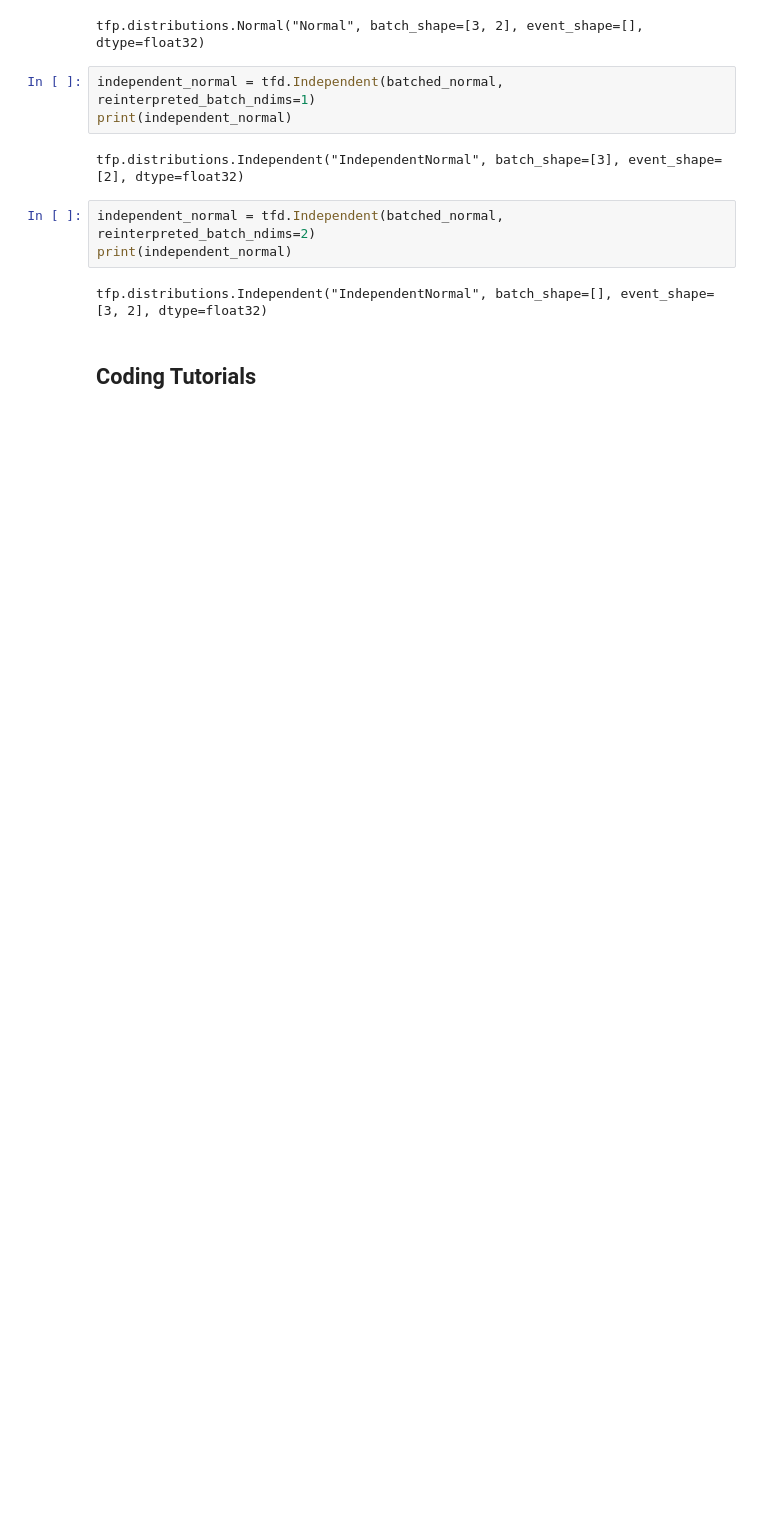
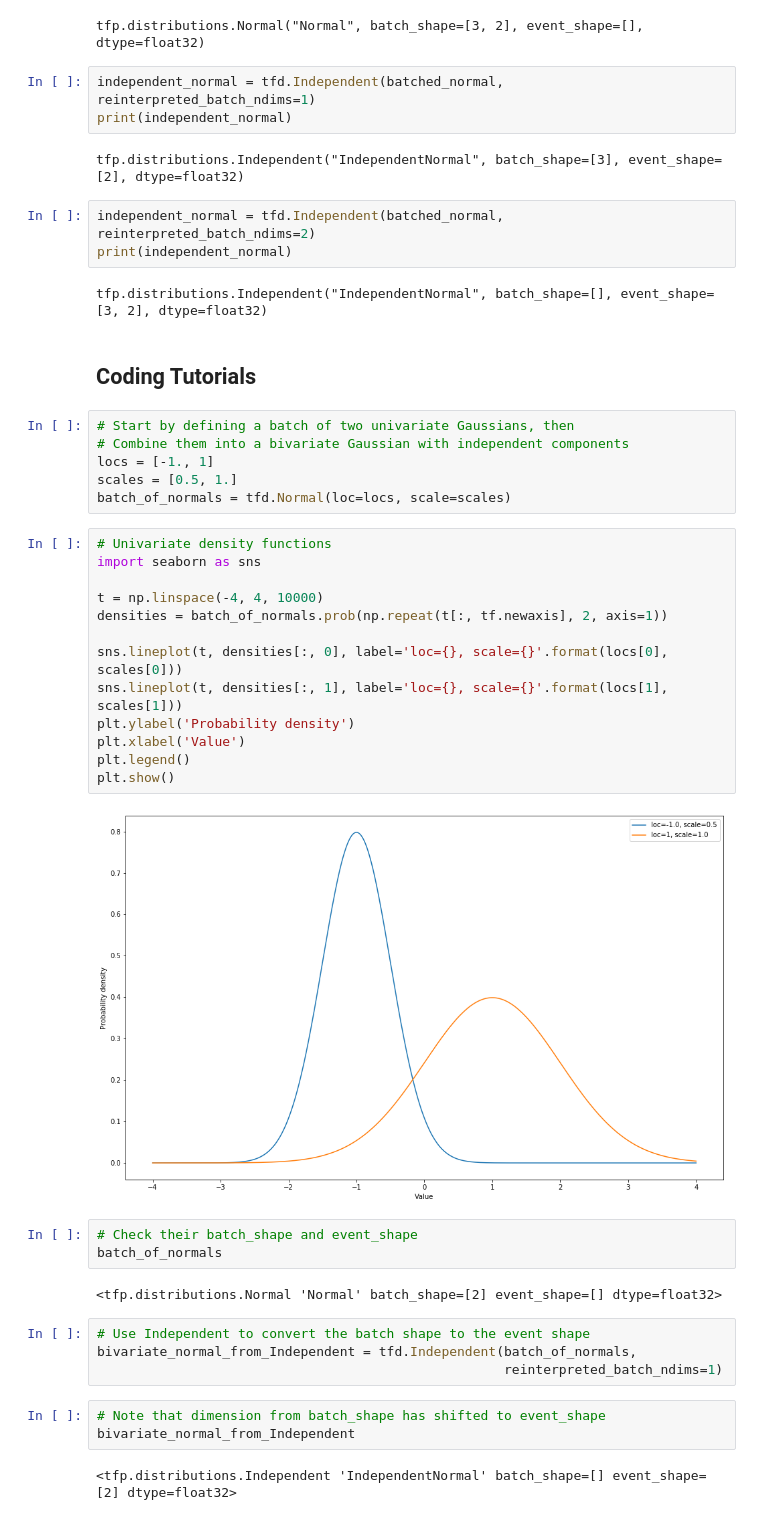
Before and after one commit to anilkunwar/coursera, a Jupyter notebook: ICL_Probabilistic_Deep_Learning_with_tf2/week1/the-independent-distribution.ipynb, the cells around one changed output. Cells and saved outputs as stored; diff of their text form; blank space fills up the shorter version.

```diff
--- a/ICL_Probabilistic_Deep_Learning_with_tf2/week1/the-independent-distribution.ipynb
+++ b/ICL_Probabilistic_Deep_Learning_with_tf2/week1/the-independent-distribution.ipynb
@@ -76,3 +76,38 @@ print(independent_normal)
 tfp.distributions.Independent("IndependentNormal", batch_shape=[], event_shape=[3, 2], dtype=float32)
 # %% [markdown]
 ## Coding Tutorials
+# %%
+# Start by defining a batch of two univariate Gaussians, then
+# Combine them into a bivariate Gaussian with independent components
+locs = [-1., 1]
+scales = [0.5, 1.]
+batch_of_normals = tfd.Normal(loc=locs, scale=scales)
+# %%
+# Univariate density functions
+import seaborn as sns
+
+t = np.linspace(-4, 4, 10000)
+densities = batch_of_normals.prob(np.repeat(t[:, tf.newaxis], 2, axis=1))
+
+sns.lineplot(t, densities[:, 0], label='loc={}, scale={}'.format(locs[0], scales[0]))
+sns.lineplot(t, densities[:, 1], label='loc={}, scale={}'.format(locs[1], scales[1]))
+plt.ylabel('Probability density')
+plt.xlabel('Value')
+plt.legend()
+plt.show()
+# %% [output]
+[figure, added]
+# %%
+# Check their batch_shape and event_shape
+batch_of_normals
+# %% [output]
+<tfp.distributions.Normal 'Normal' batch_shape=[2] event_shape=[] dtype=float32>
+# %%
+# Use Independent to convert the batch shape to the event shape
+bivariate_normal_from_Independent = tfd.Independent(batch_of_normals,
+                                                    reinterpreted_batch_ndims=1)
+# %%
+# Note that dimension from batch_shape has shifted to event_shape
+bivariate_normal_from_Independent
+# %% [output]
+<tfp.distributions.Independent 'IndependentNormal' batch_shape=[] event_shape=[2] dtype=float32>
```
Also changed, not shown: parts of 3 cells of this notebook.
